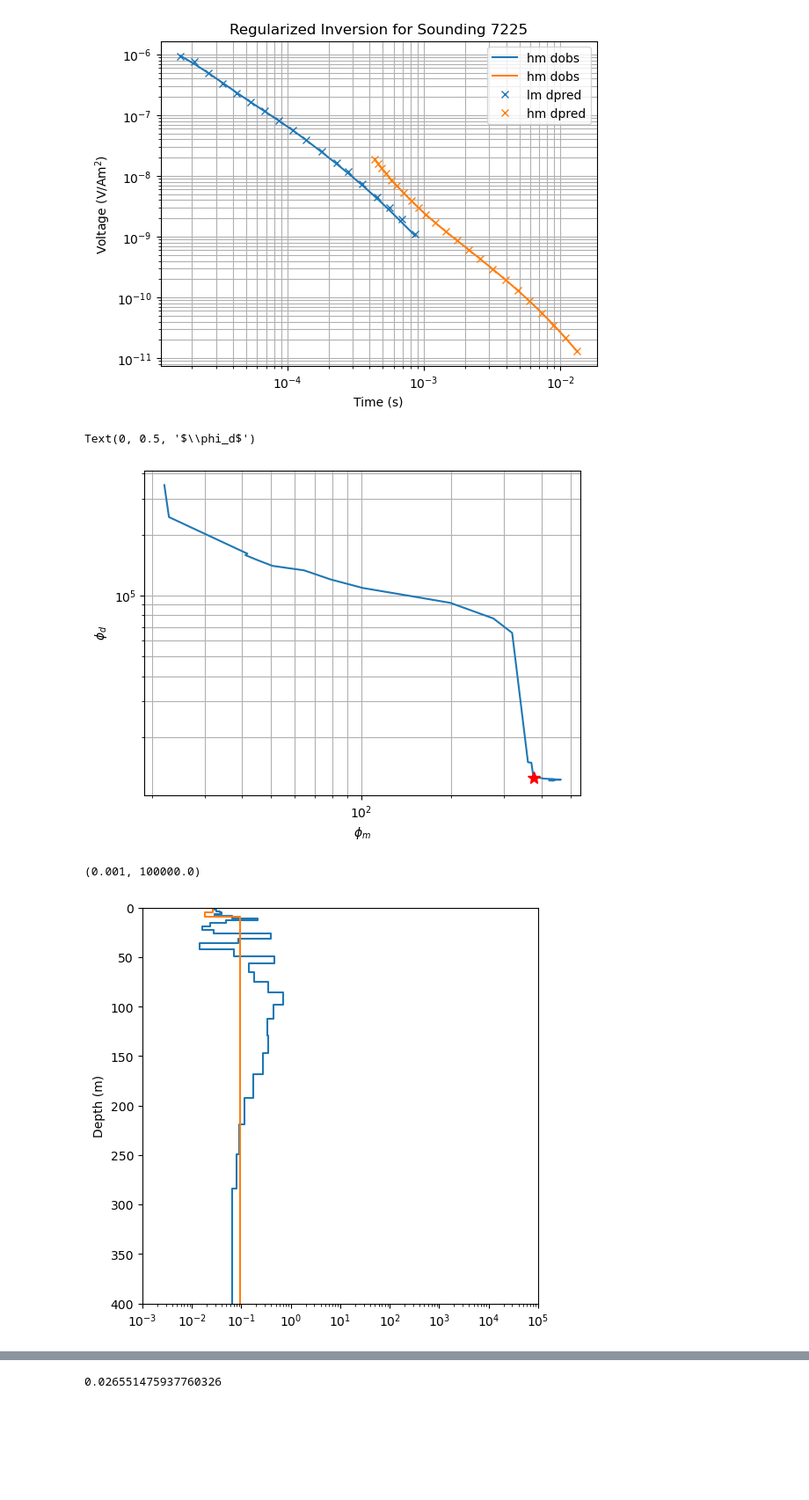
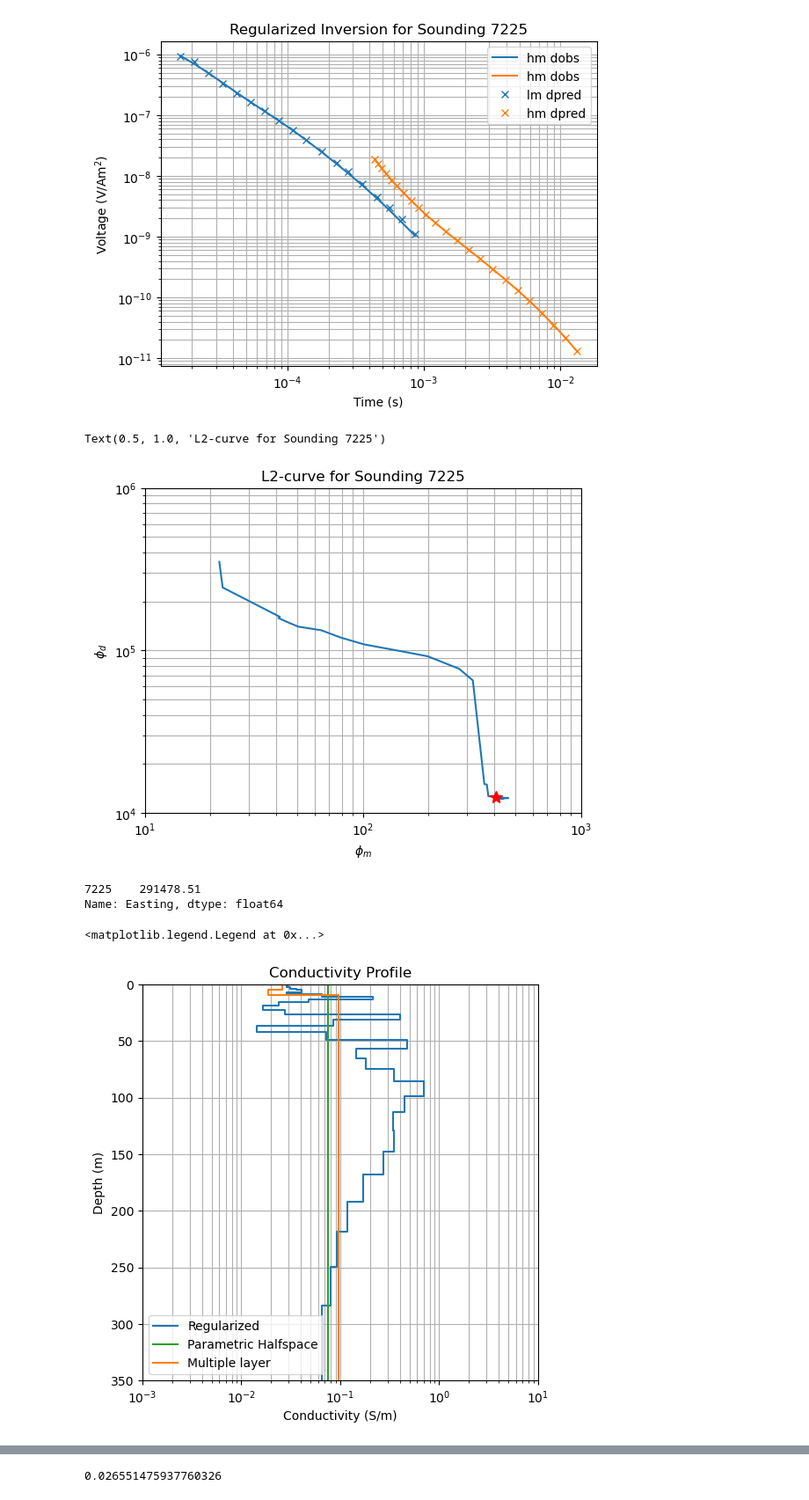
Before and after one commit to oscarshek/EOSC-556-Project, a Jupyter notebook: Notebook/AusAEM_WA.ipynb, the cells around one changed output, grey strips where cells are left out. Shown at 88% size. Cells and saved outputs as stored; diff of their text form; code cells hidden in the pictures; blank space fills up the shorter version.

```diff
--- a/Notebook/AusAEM_WA.ipynb
+++ b/Notebook/AusAEM_WA.ipynb
@@ -556,23 +565,36 @@ betas =  [save_dict.outDict[i]['beta'] for i in range(1, n_iter)]
 plt.loglog(phi_ms[0:31], phi_ds[0:31])
 #plt.yscale("log")
 plt.grid(which="both")
-plt.plot(phi_ms[15], phi_ds[15], marker='*', markersize=10, color='r')
+plt.plot(phi_ms[17], phi_ds[17], marker='*', markersize=10, color='r')
 plt.xlabel("$\phi_m$")
 plt.ylabel("$\phi_d$")
+plt.ylim(1e4,1e6)
+plt.xlim(1e1,1e3)
+plt.title("L2-curve for Sounding 7225")
 #plt.set_title("Conductivity Profile")
 # %% [output]
-Text(0, 0.5, '$\\phi_d$')
+Text(0.5, 1.0, 'L2-curve for Sounding 7225')
-[figure, old version]
+[figure, new version]
+# %%
+station['Easting']
+# %% [output]
+7225    291478.51
+Name: Easting, dtype: float64
 # %%
 m_final = save_dict.outDict[15]['m']
 d_final = sim_reg.make_synthetic_data(m_final)
-ax = plot_1d_layer_model(sim_reg.thicknesses, exp_map * m_final)
-plot_1d_layer_model(sim_inv2.thicknesses, sim_inv2.sigma, ax=ax)
-ax.set_ylim([400, 0])
-ax.set_xlim([1E-3, 1E5])
+ax = plot_1d_layer_model(sim_reg.thicknesses, exp_map * m_final, label='Regularized')
+ax.axvline(sim_inv1.sigma, color='C2', label='Parametric Halfspace')
+plot_1d_layer_model(sim_inv2.thicknesses, sim_inv2.sigma, ax=ax, label='Multiple layer')
+ax.set_xlabel("Conductivity (S/m)")
+ax.set_title("Conductivity Profile")
+ax.set_ylim([350, 0])
+ax.set_xlim([1E-3, 1E1])
+ax.grid(which="both")
+ax.legend()
 # %% [output]
-(0.001, 100000.0)
+<matplotlib.legend.Legend at 0x...>
-[figure, old version]
+[figure, new version]
 # %%
 plot_data(d_final, sounding, "Regularized Invserion ")
 # %% [output]
```
Also changed, not shown: parts of 3 cells of this notebook.
